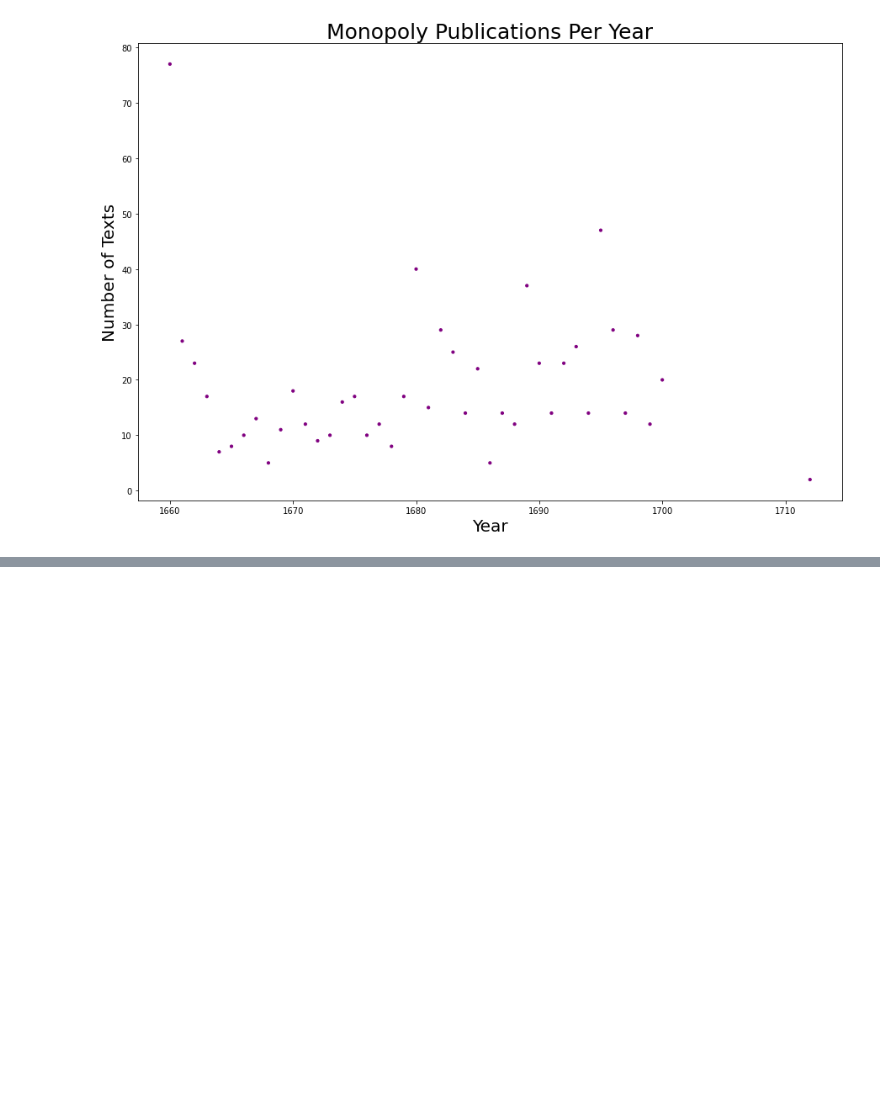
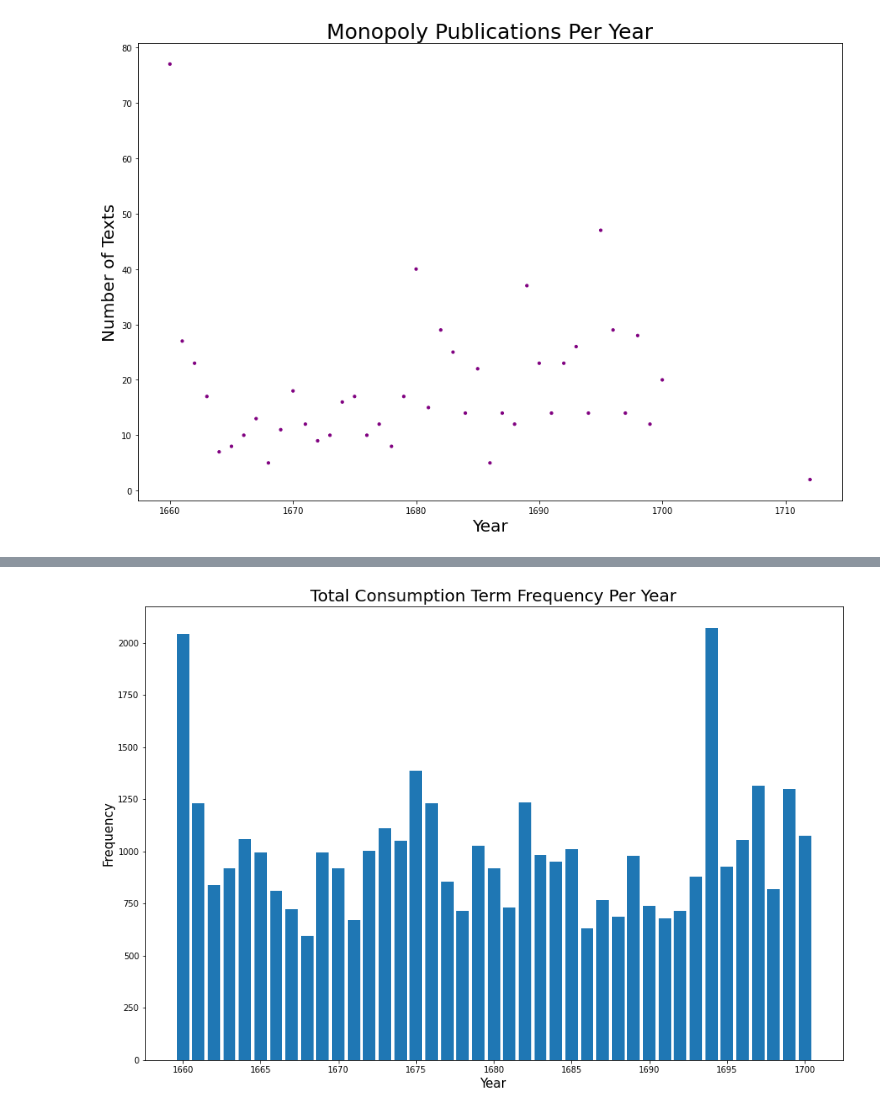
Before and after one commit to hsmith221/ECBC-21-22, a Jupyter notebook: Topic_Modeling/patterns.ipynb, the cells around one changed output, grey strips where cells are left out. Cells and saved outputs as stored; diff of their text form; code cells hidden in the pictures; blank space fills up the shorter version.

```diff
--- a/Topic_Modeling/patterns.ipynb
+++ b/Topic_Modeling/patterns.ipynb
@@ -189,0 +173,11 @@ bar(freqDates.keys(),freqDates.values(),"Pirate and Piracy in EIC texts 1660-171
+# %%
+totalWordFreqs = {}
+i=0
+while (i!=len(dates)):
+    if dates[i] not in totalWordFreqs.keys():
+        totalWordFreqs[dates[i]] = 0
+    totalWordFreqs[dates[i]] += freqs[i]
+    i+=1
+bar(totalWordFreqs.keys(),totalWordFreqs.values(),"Total Consumption Term Frequency Per Year","Year","Frequency")
+# %% [output]
+[figure, added]
```
Also changed, not shown: parts of 13 cells of this notebook, 4 other files.
